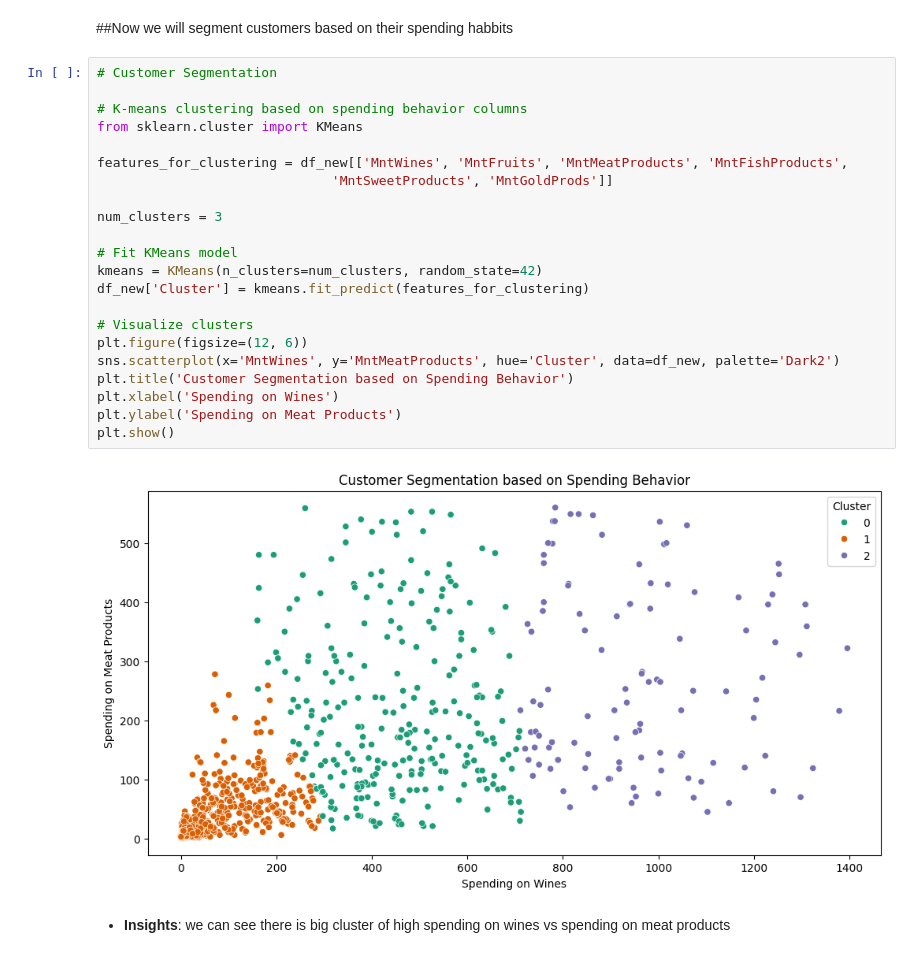
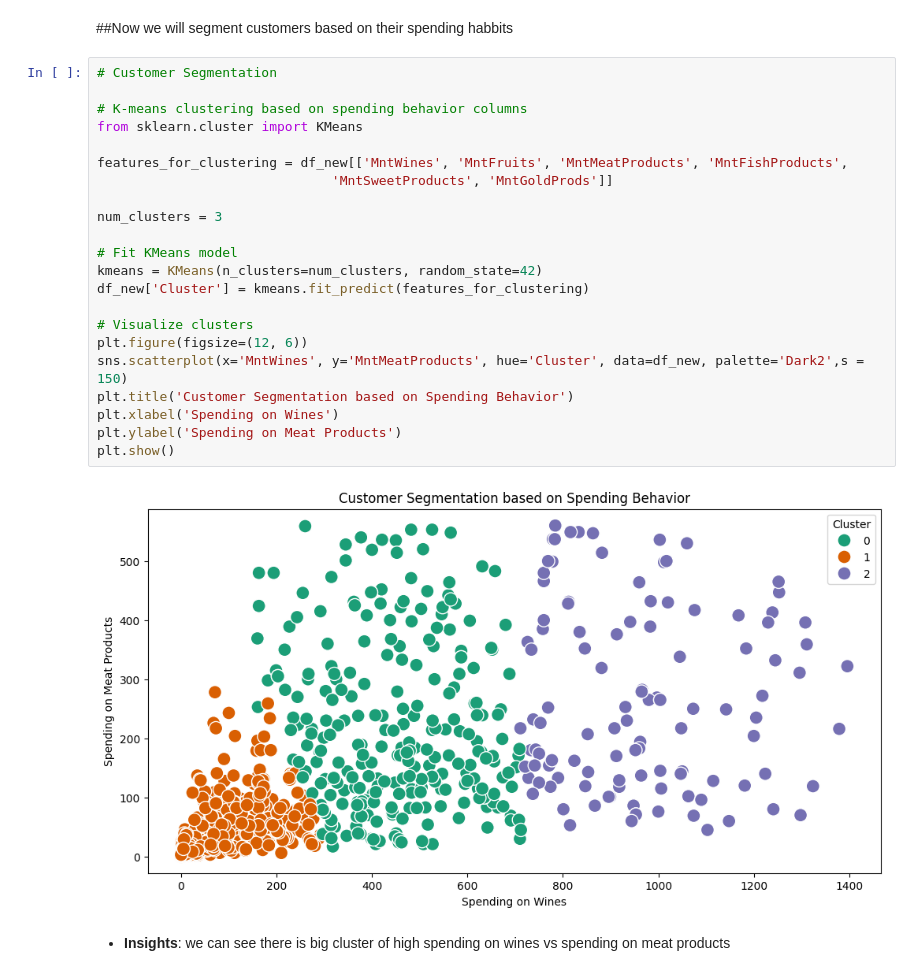
Before and after one commit to vivekMishra121/customer-purchase-behavior_Analysis, a Jupyter notebook: Applied_Statistics_Project.ipynb, the cells around one changed output. Drawn from its saved outputs; the diff is of its cells as text.

```diff
--- a/Applied_Statistics_Project.ipynb
+++ b/Applied_Statistics_Project.ipynb
@@ -604,27 +604,27 @@ plt.show()
 # %%
 # Customer Segmentation
 
 # K-means clustering based on spending behavior columns
 from sklearn.cluster import KMeans
 
 features_for_clustering = df_new[['MntWines', 'MntFruits', 'MntMeatProducts', 'MntFishProducts',
                               'MntSweetProducts', 'MntGoldProds']]
 
 num_clusters = 3
 
 # Fit KMeans model
 kmeans = KMeans(n_clusters=num_clusters, random_state=42)
 df_new['Cluster'] = kmeans.fit_predict(features_for_clustering)
 
 # Visualize clusters
 plt.figure(figsize=(12, 6))
-sns.scatterplot(x='MntWines', y='MntMeatProducts', hue='Cluster', data=df_new, palette='Dark2')
+sns.scatterplot(x='MntWines', y='MntMeatProducts', hue='Cluster', data=df_new, palette='Dark2',s = 150)
 plt.title('Customer Segmentation based on Spending Behavior')
 plt.xlabel('Spending on Wines')
 plt.ylabel('Spending on Meat Products')
 plt.show()
 # %% [output]
-[figure, old version]
+[figure, new version]
 # %% [markdown]
 * **Insights**: we can see there is big cluster of high spending on wines vs spending on meat products
 # %% [markdown]
```
Also changed, not shown: parts of 7 cells of this notebook.
